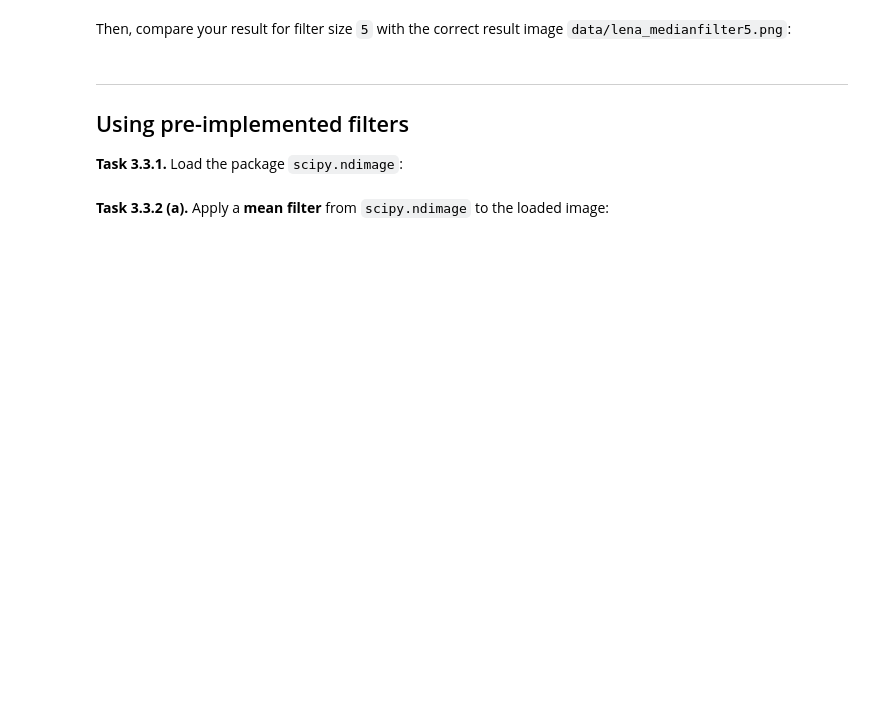
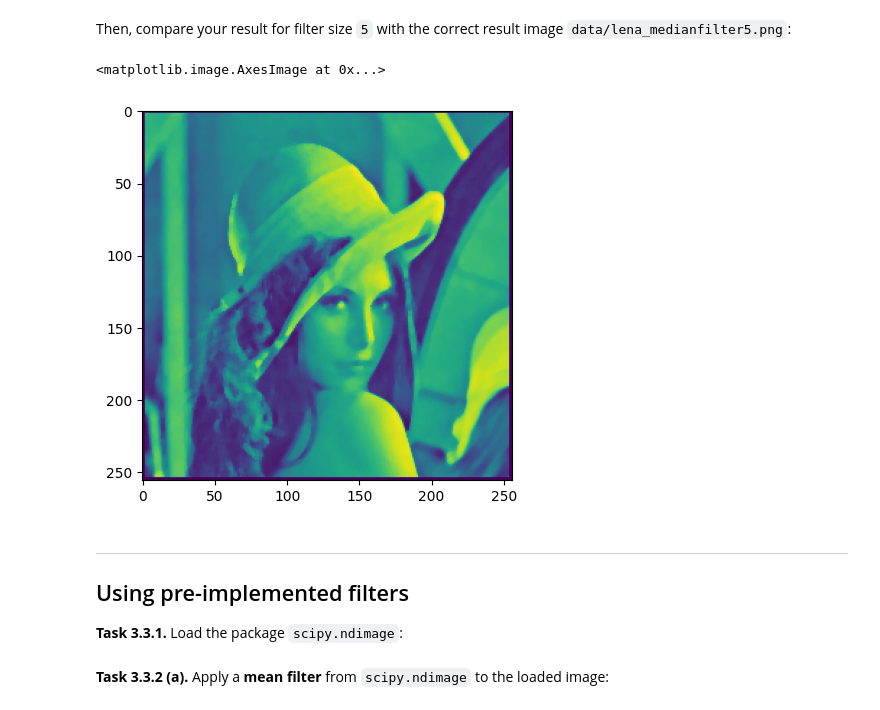
Before and after one commit to N1klasSchmidt/mobi-fs3-python, a Jupyter notebook: task3.ipynb, the cells around one changed output. Drawn from its saved outputs; the diff is of its cells as text; code cells hidden in the pictures; blank space fills up the shorter version.

```diff
--- a/task3.ipynb
+++ b/task3.ipynb
@@ -113,5 +93,11 @@ def medianfilter(img, size):
 # %% [markdown]
 Then, compare your result for filter size `5` with the correct result image `data/lena_medianfilter5.png`:
+# %%
+
+plt.imshow(plt.imread('data/lena_medianfilter5.png'))
+# %% [output]
+<matplotlib.image.AxesImage at 0x...>
+[figure, added]
 # %% [markdown]
 ---
 
```
Also changed, not shown: parts of 13 cells of this notebook.
